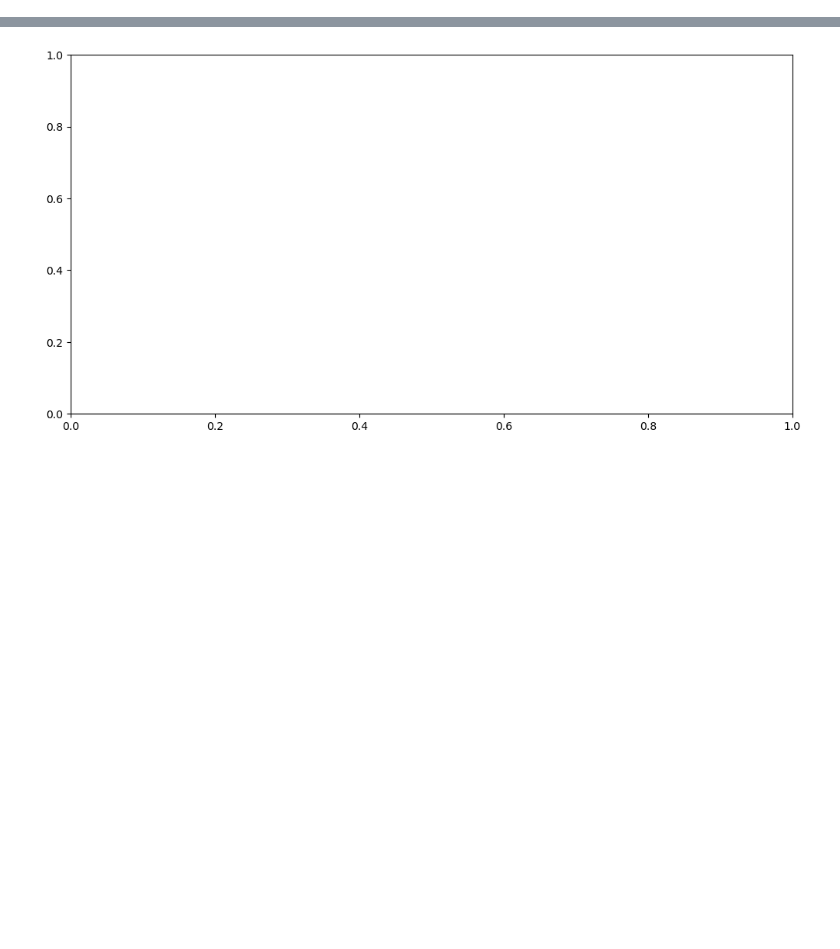
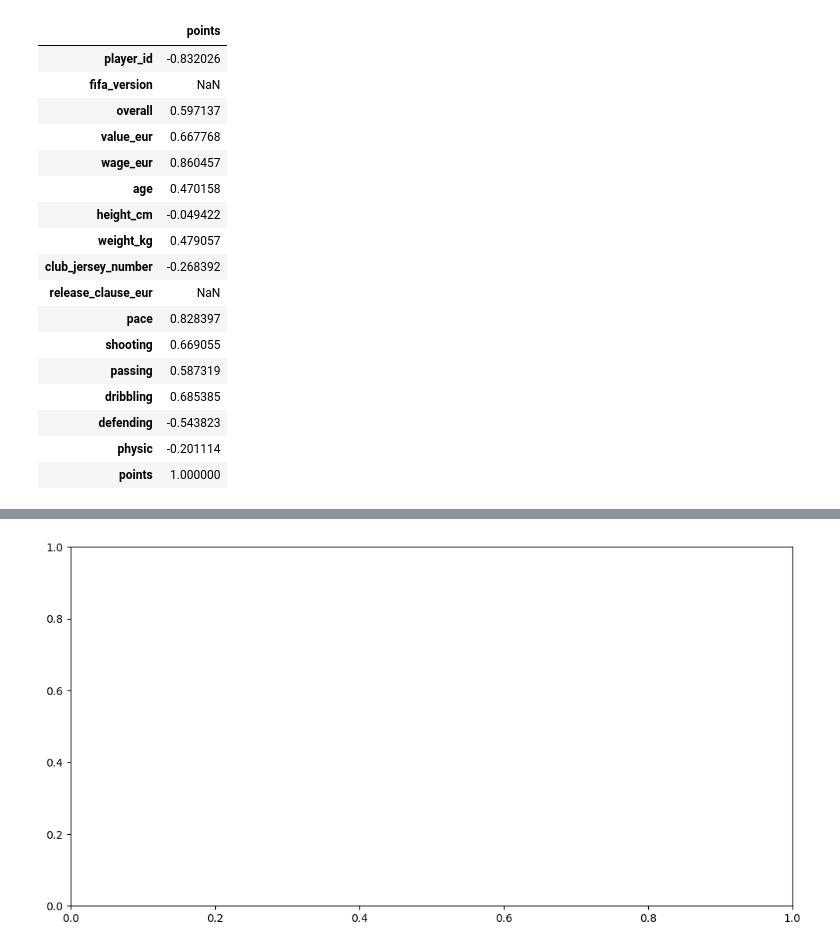
Before and after one commit to gerardrius/Gerard-project-II-v2, a Jupyter notebook: ipynb_files/visualizations.ipynb, the cells around one changed output, grey strips where cells are left out. Saved outputs shown, nothing was run; the diff lists cells and outputs as text; code cells hidden in the pictures; blank space fills up the shorter version.

```diff
--- a/ipynb_files/visualizations.ipynb
+++ b/ipynb_files/visualizations.ipynb
@@ -30,0 +104,27 @@ last_5_years_with_gk = pd.concat([last_5_years, fifa_gk], ignore_index=True, sor
+# %%
+fifa_17 = drop_gk_attributes(fifa_17)
+fifa_19 = drop_gk_attributes(fifa_19)
+fifa_21 = drop_gk_attributes(fifa_21)
+fifa_22 = drop_gk_attributes(fifa_22)
+# %%
+fifa_17_players_corr = pd.DataFrame(fifa_17.corr()['points'])
+fifa_17_players_corr
+# %% [output]
+|  | points |
+| player_id | -0.832026 |
+| fifa_version | NaN |
+| overall | 0.597137 |
+| value_eur | 0.667768 |
+| wage_eur | 0.860457 |
+| age | 0.470158 |
+| height_cm | -0.049422 |
+| weight_kg | 0.479057 |
+| club_jersey_number | -0.268392 |
+| release_clause_eur | NaN |
+| pace | 0.828397 |
+| shooting | 0.669055 |
+| passing | 0.587319 |
+| dribbling | 0.685385 |
+| defending | -0.543823 |
+| physic | -0.201114 |
+| points | 1.000000 |
```
Also changed, not shown: parts of 22 cells of this notebook, 2 other files.
